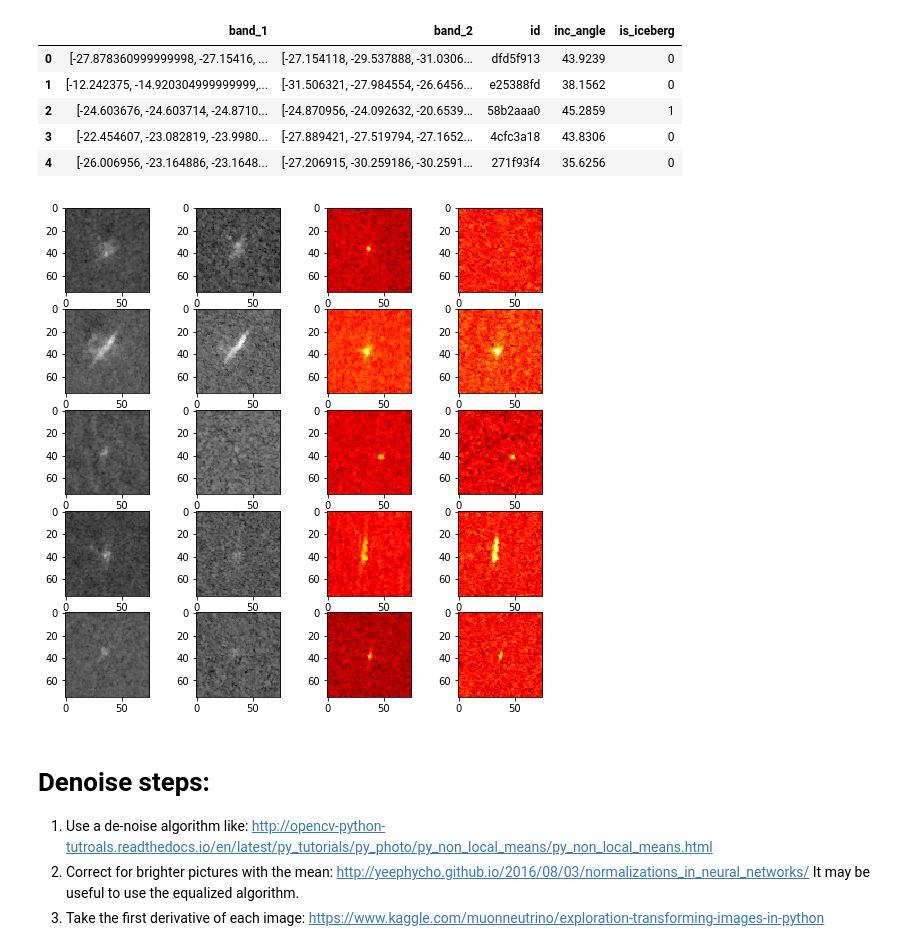
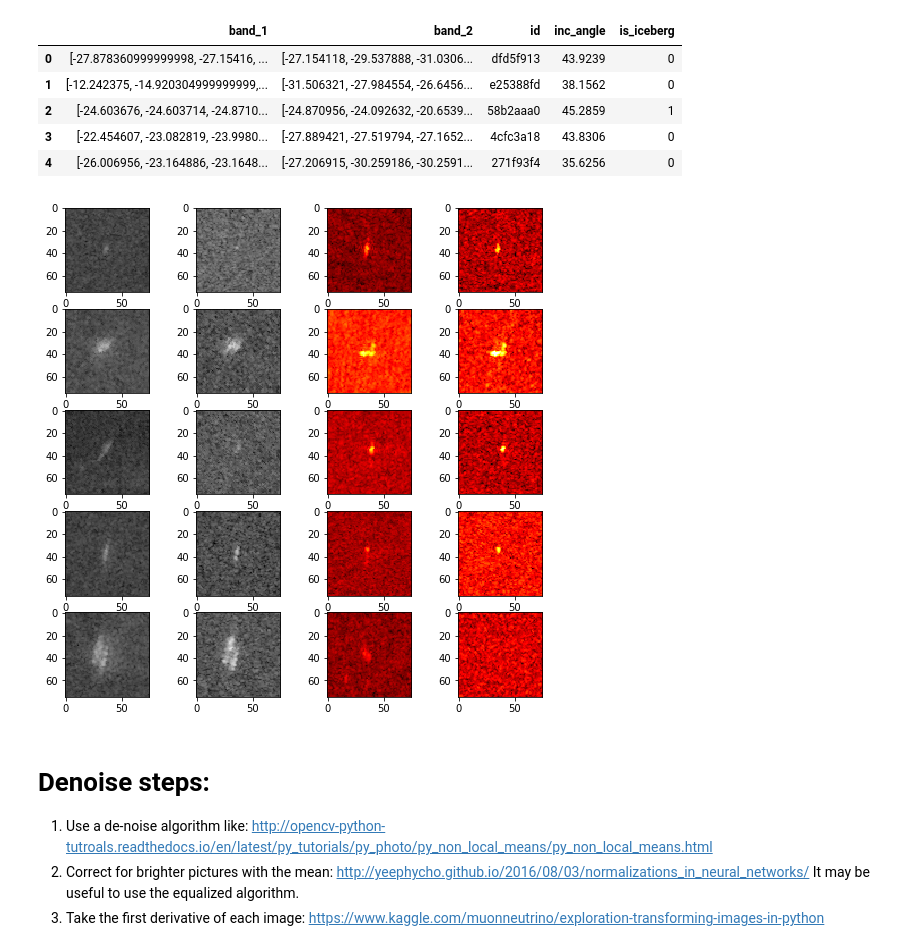
Before and after one commit to kailukowiak/DATA602_Final_Project, a Jupyter notebook: PlanningAndSandBox.ipynb, the cells around one changed output. Cells and saved outputs as stored; diff of their text form; code cells hidden in the pictures.

```diff
--- a/PlanningAndSandBox.ipynb
+++ b/PlanningAndSandBox.ipynb
@@ -22,28 +22,28 @@ train.head()
 # %%
 train['inc_angle'] = pd.to_numeric(train['inc_angle'],errors='coerce')
 # %%
-icebergs = train[train.is_iceberg==1].sample(n=5,random_state=123)
-ships = train[train.is_iceberg==0].sample(n=5,random_state=123)
+icebergs = train[train.is_iceberg==1]
+ships = train[train.is_iceberg==0]
 
 # Plot band_1 and band_2, gray for icebergs, hot for not iceberg
 fig = plt.figure(1, figsize=(9, 9))
 for i in range(5):
     ax = fig.add_subplot(5, 4, 4*i+1)
     arr = np.reshape(np.array(icebergs.iloc[i,0]),(75,75))  # HH
     ax.imshow(arr,cmap='gray', vmin=-39, vmax=21)
     ax = fig.add_subplot(5, 4, 4*i+2)
     arr = np.reshape(np.array(icebergs.iloc[i,1]),(75,75))  # HV
     ax.imshow(arr,cmap='gray', vmin=-39, vmax=-3)
     ax = fig.add_subplot(5, 4, 4*i+3)
     arr = np.reshape(np.array(ships.iloc[i,0]),(75,75))  # HH
     ax.imshow(arr,cmap='hot', vmin=-39, vmax=21)
     ax = fig.add_subplot(5, 4, 4*i+4)
     arr = np.reshape(np.array(ships.iloc[i,1]),(75,75))  # HV
     ax.imshow(arr,cmap='hot', vmin=-39, vmax=-3)
 
 fig.savefig('bergs_and_ships.png')
 # %% [output]
-[figure, old version]
+[figure, new version]
 # %%
 from scipy import ndimage
 gauss_denoised = ndimage.gaussian_filter(arr, 2)
```
Also changed, not shown: parts of 40 cells of this notebook.
